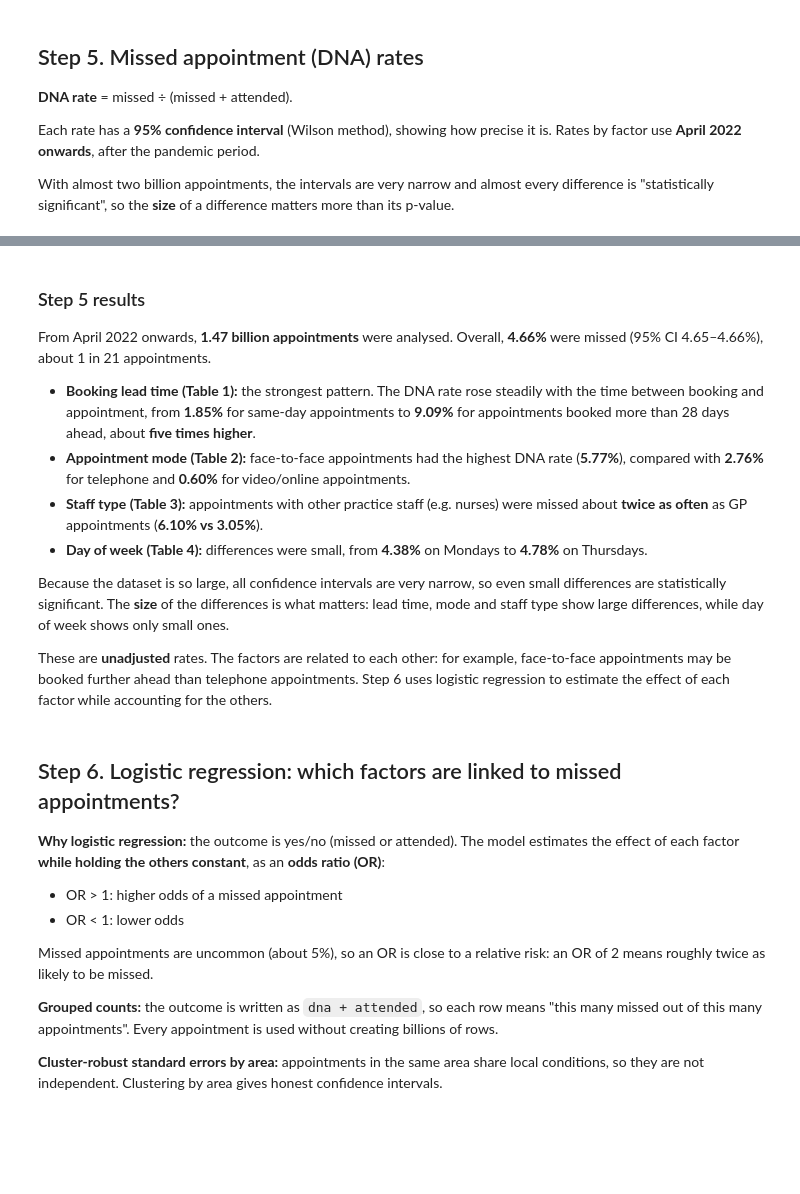
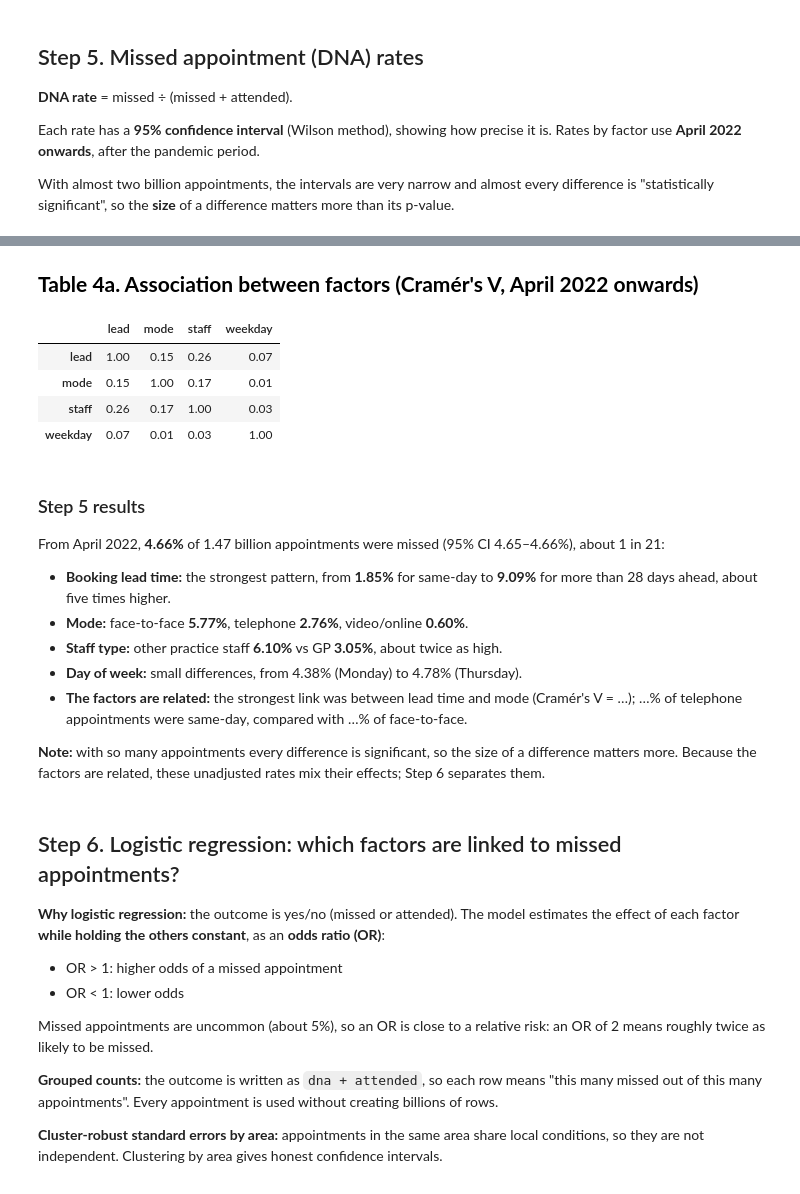
Before and after one commit to mgorikova/NHS-gp-missed-appointments, a Jupyter notebook: NHS_Appointments.ipynb, the cells around one changed output, grey strips where cells are left out. Cells and saved outputs as stored; diff of their text form; code cells hidden in the pictures; blank space fills up the shorter version.

```diff
--- a/NHS_Appointments.ipynb
+++ b/NHS_Appointments.ipynb
@@ -391,0 +421,15 @@ Analysis table: 1,869,378 rows (was 22,810,759), 1,931,214,008 appointments
+# %%
+ORDER = {
+    "lead":    ["Same Day", "1 Day", "2 to 7 Days", "8 to 14 Days",
+                "15 to 21 Days", "22 to 28 Days", "More than 28 Days"],
+    "mode":    ["Face-to-Face", "Home Visit", "Telephone", "Video Conference/Online"],
+    "staff":   ["GP", "Other Practice staff"],
+    "weekday": ["Wednesday", "Monday", "Tuesday", "Thursday", "Friday"],
+}
+for c, levels in ORDER.items():
+    agg[c] = pd.Categorical(agg[c].astype(str), categories=levels)
+
+agg["area"] = agg["area"].astype(str)
+agg["pandemic"] = agg["month"] < "2022-04-01"
+
+print("Labels not in ORDER (should be 0):", agg[list(ORDER)].isna().sum().sum())
@@ -404,12 +447,0 @@ Analysis table: 1,869,378 rows (was 22,810,759), 1,931,214,008 appointments
-# %%
-os.makedirs("results", exist_ok=True)
-
-LEAD_ORDER = [l for l in ["Same Day", "1 Day", "2 to 7 Days", "8 to 14 Days",
-                          "15 to 21 Days", "22 to 28 Days", "More than 28 Days"]
-              if l in set(agg["lead"].astype(str))]
-agg["lead"] = pd.Categorical(agg["lead"].astype(str), categories=LEAD_ORDER, ordered=True)
-for c in ["area", "mode", "staff", "weekday"]:
-    agg[c] = agg[c].astype(str)
-
-exclusions.to_csv("results/step4_exclusions.csv", index=False)
-LEAD_ORDER
@@ -564,16 +596,40 @@ plt.show()
+# %%
+from itertools import combinations
+from scipy.stats import chi2_contingency
+
+def cramers_v(a, b, data):
+    """Strength of association between two categorical factors, weighted by appointments."""
+    table = data.pivot_table(index=a, columns=b, values="total", aggfunc="sum", observed=True, fill_value=0)
+    chi2 = chi2_contingency(table, correction=False)[0]
+    return np.sqrt(chi2 / (table.values.sum() * (min(table.shape) - 1)))
+
+factors = ["lead", "mode", "staff", "weekday"]
+assoc = pd.DataFrame(np.eye(len(factors)), index=factors, columns=factors)
+for a, b in combinations(factors, 2):
+    assoc.loc[a, b] = assoc.loc[b, a] = cramers_v(a, b, recent)
+
+assoc.to_csv("results/step5_factor_associations.csv")
+show_table(assoc, "Table 4a. Association between factors (Cramér's V, April 2022 onwards)",
+           {c: "{:.2f}" for c in factors})
+# %% [output]
+Table 4a. Association between factors (Cramér's V, April 2022 onwards)
+|  | lead | mode | staff | weekday |
+| lead | 1.00 | 0.15 | 0.26 | 0.07 |
+| mode | 0.15 | 1.00 | 0.17 | 0.01 |
+| staff | 0.26 | 0.17 | 1.00 | 0.03 |
+| weekday | 0.07 | 0.01 | 0.03 | 1.00 |
 # %% [markdown]
 ### Step 5 results
 
-From April 2022 onwards, **1.47 billion appointments** were analysed. Overall, **4.66%** were missed (95% CI 4.65–4.66%), about 1 in 21 appointments.
+From April 2022, **4.66%** of 1.47 billion appointments were missed (95% CI 4.65–4.66%), about 1 in 21:
 
-- **Booking lead time (Table 1):** the strongest pattern. The DNA rate rose steadily with the time between booking and appointment, from **1.85%** for same-day appointments to **9.09%** for appointments booked more than 28 days ahead, about **five times higher**.
-- **Appointment mode (Table 2):** face-to-face appointments had the highest DNA rate (**5.77%**), compared with **2.76%** for telephone and **0.60%** for video/online appointments.
-- **Staff type (Table 3):** appointments with other practice staff (e.g. nurses) were missed about **twice as often** as GP appointments (**6.10% vs 3.05%**).
-- **Day of week (Table 4):** differences were small, from **4.38%** on Mondays to **4.78%** on Thursdays.
+- **Booking lead time:** the strongest pattern, from **1.85%** for same-day to **9.09%** for more than 28 days ahead, about five times higher.
+- **Mode:** face-to-face **5.77%**, telephone **2.76%**, video/online **0.60%**.
+- **Staff type:** other practice staff **6.10%** vs GP **3.05%**, about twice as high.
+- **Day of week:** small differences, from 4.38% (Monday) to 4.78% (Thursday).
+- **The factors are related:** the strongest link was between lead time and mode (Cramér's V = …); …% of telephone appointments were same-day, compared with …% of face-to-face.
 
-Because the dataset is so large, all confidence intervals are very narrow, so even small differences are statistically significant. The **size** of the differences is what matters: lead time, mode and staff type show large differences, while day of week shows only small ones.
-
-These are **unadjusted** rates. The factors are related to each other: for example, face-to-face appointments may be booked further ahead than telephone appointments. Step 6 uses logistic regression to estimate the effect of each factor while accounting for the others.
+**Note:** with so many appointments every difference is significant, so the size of a difference matters more. Because the factors are related, these unadjusted rates mix their effects; Step 6 separates them.
 # %% [markdown]
 ## Step 6. Logistic regression: which factors are linked to missed appointments?
 
```
Also changed, not shown: parts of 73 cells of this notebook, 7 other files.
